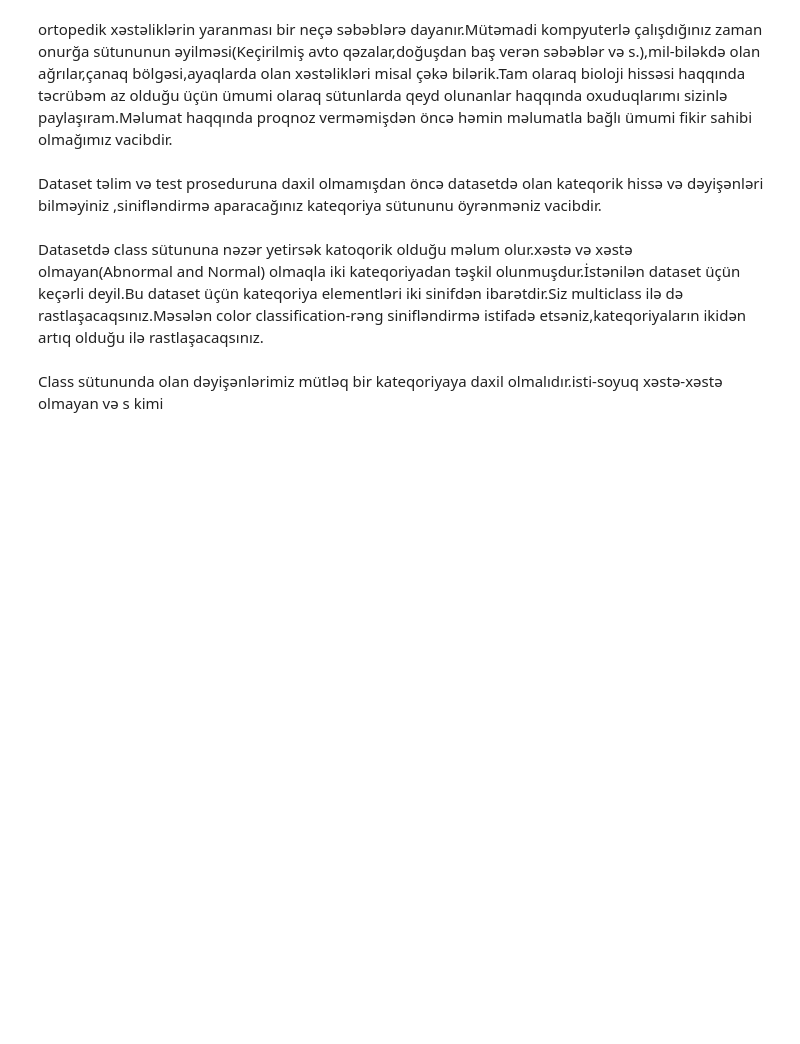
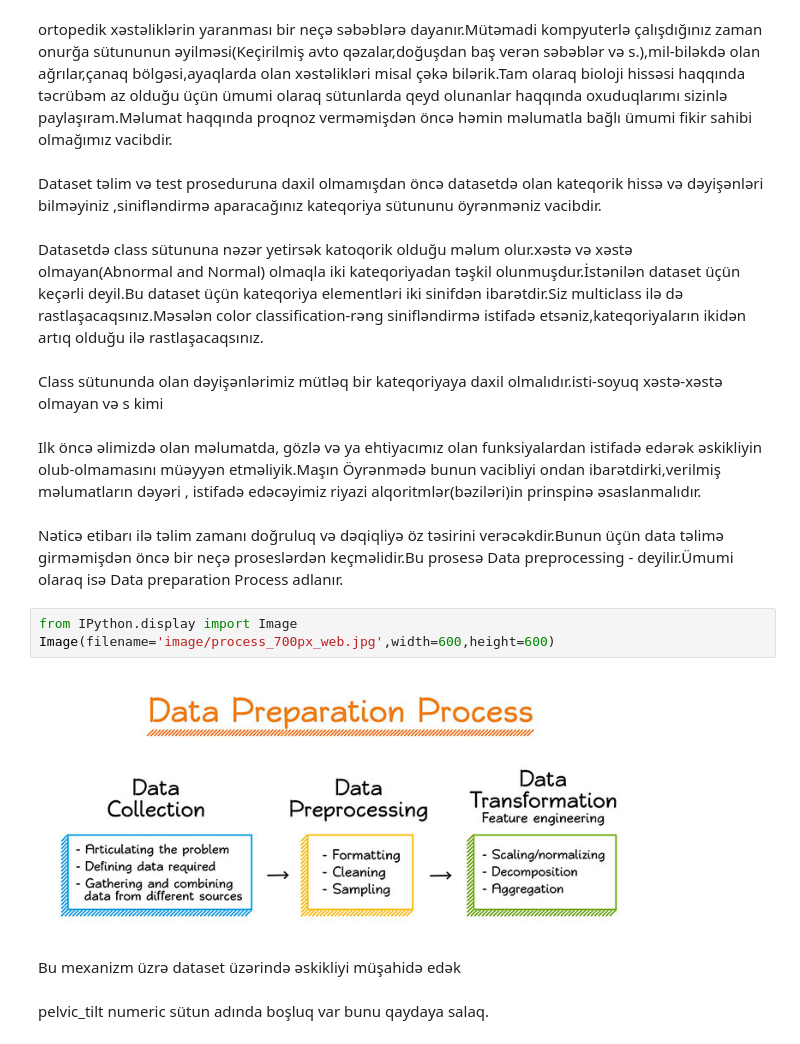
Before and after one commit to RashadGarayev/MachineLearningAZ, a Jupyter notebook: MachineLearningAz/KNN.ipynb, the cells around one changed output. Cells and saved outputs as stored; diff of their text form; blank space fills up the shorter version.

```diff
--- a/MachineLearningAz/KNN.ipynb
+++ b/MachineLearningAz/KNN.ipynb
@@ -617,3 +617,16 @@ Dataset təlim və test proseduruna daxil olmamışdan öncə datasetdə olan ka
 Datasetdə class sütununa nəzər yetirsək katoqorik olduğu məlum olur.xəstə və xəstə olmayan(Abnormal and Normal) olmaqla iki kateqoriyadan təşkil olunmuşdur.İstənilən dataset üçün keçərli deyil.Bu dataset üçün kateqoriya elementləri iki sinifdən ibarətdir.Siz multiclass ilə də rastlaşacaqsınız.Məsələn color classification-rəng sinifləndirmə istifadə etsəniz,kateqoriyaların ikidən artıq olduğu ilə rastlaşacaqsınız.
 # %% [markdown]
 Class sütununda olan dəyişənlərimiz mütləq bir kateqoriyaya daxil olmalıdır.isti-soyuq xəstə-xəstə olmayan və s kimi
+# %% [markdown]
+Ilk öncə əlimizdə olan məlumatda, gözlə və ya ehtiyacımız olan funksiyalardan istifadə edərək əskikliyin olub-olmamasını müəyyən etməliyik.Maşın Öyrənmədə bunun vacibliyi ondan ibarətdirki,verilmiş məlumatların dəyəri , istifadə edəcəyimiz riyazi alqoritmlər(bəziləri)in prinspinə əsaslanmalıdır.
+# %% [markdown]
+Nəticə etibarı ilə təlim zamanı doğruluq və dəqiqliyə öz təsirini verəcəkdir.Bunun üçün data təlimə girməmişdən öncə bir neçə proseslərdən keçməlidir.Bu prosesə Data preprocessing - deyilir.Ümumi olaraq isə Data preparation Process adlanır.
+# %%
+from IPython.display import Image
+Image(filename='image/process_700px_web.jpg',width=600,height=600)
+# %% [output]
+[figure, added]
+# %% [markdown]
+Bu mexanizm üzrə dataset üzərində əskikliyi müşahidə edək
+# %% [markdown]
+pelvic_tilt numeric sütun adında boşluq var bunu qaydaya salaq.
```
Also changed, not shown: parts of 49 cells of this notebook, 1 other file.
